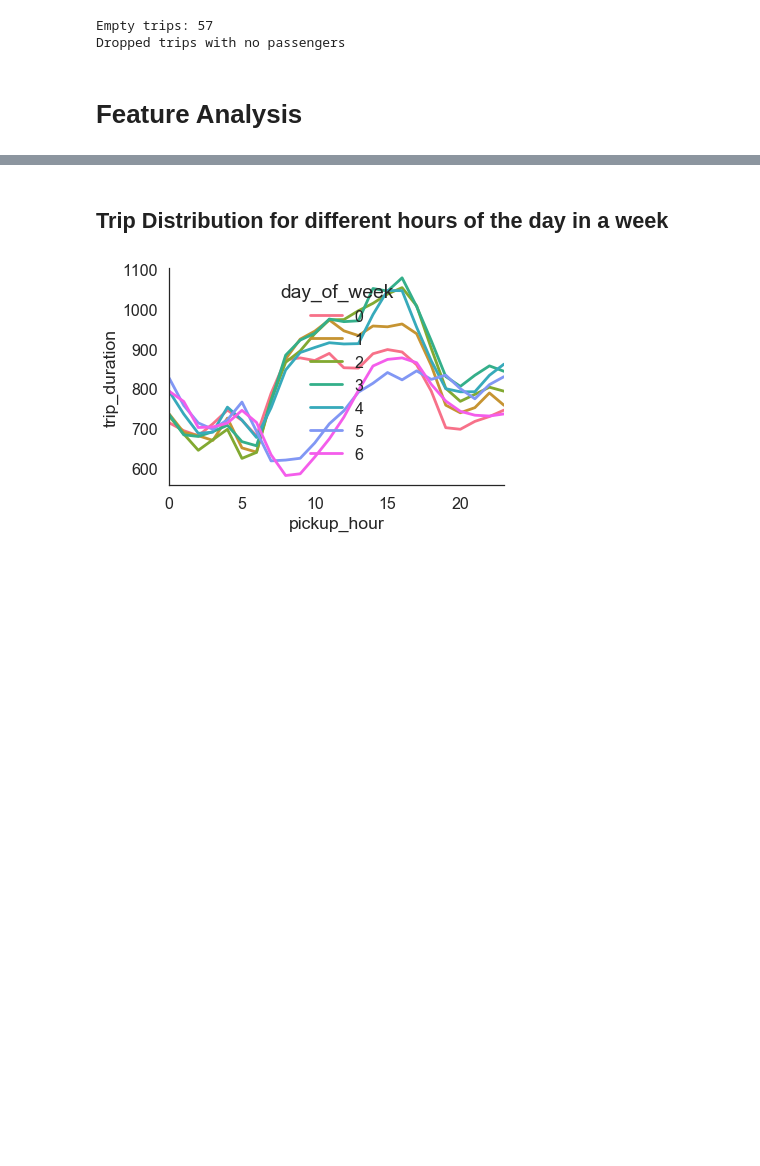
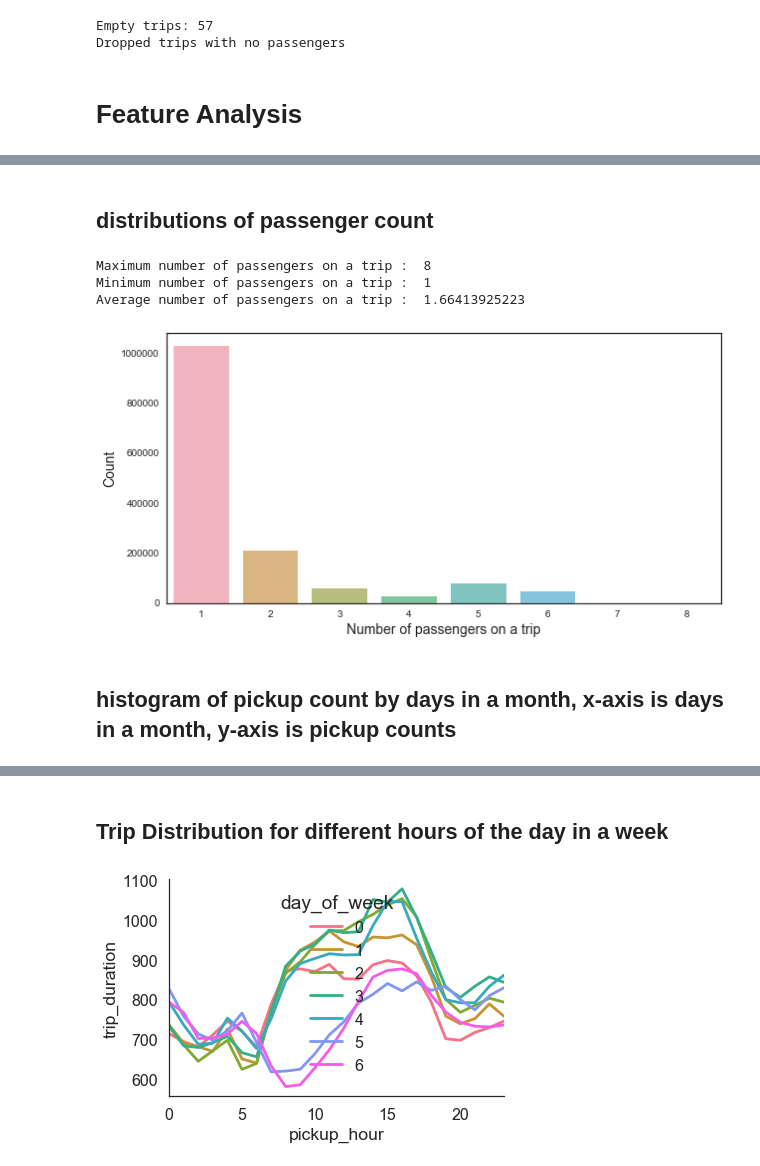
Before and after one commit to GaryLuoLuo/Data_Mining_Project_Jiahui_Qin_Zhe, a Jupyter notebook: Data Preparation.ipynb, the cells around one changed output, grey strips where cells are left out. Drawn from its saved outputs; the diff is of its cells as text; code cells hidden in the pictures; blank space fills up the shorter version.

```diff
--- a/Data Preparation.ipynb
+++ b/Data Preparation.ipynb
@@ -226,0 +239,22 @@ train.head()
+# %% [markdown]
+## distributions of passenger count
+# %%
+# Moving to passengers count column
+pass_count = train['passenger_count']
+print("Maximum number of passengers on a trip : ", np.max(pass_count.values))
+print("Minimum number of passengers on a trip : ", np.min(pass_count.values))
+print("Average number of passengers on a trip : ", np.mean(pass_count.values))
+
+f = plt.figure(figsize=(10,5))
+pass_count = train['passenger_count'].value_counts()
+sns.barplot(pass_count.index, pass_count.values, alpha=0.7)
+plt.xlabel('Number of passengers on a trip', fontsize=14)
+plt.ylabel('Count', fontsize=14)
+plt.show()
+# %% [output]
+Maximum number of passengers on a trip :  8
+Minimum number of passengers on a trip :  1
+Average number of passengers on a trip :  1.66413925223
+[figure, added]
+# %% [markdown]
+## histogram of pickup count by days in a month, x-axis is days in a month, y-axis is pickup counts
```
Also changed, not shown: parts of 16 cells of this notebook.
